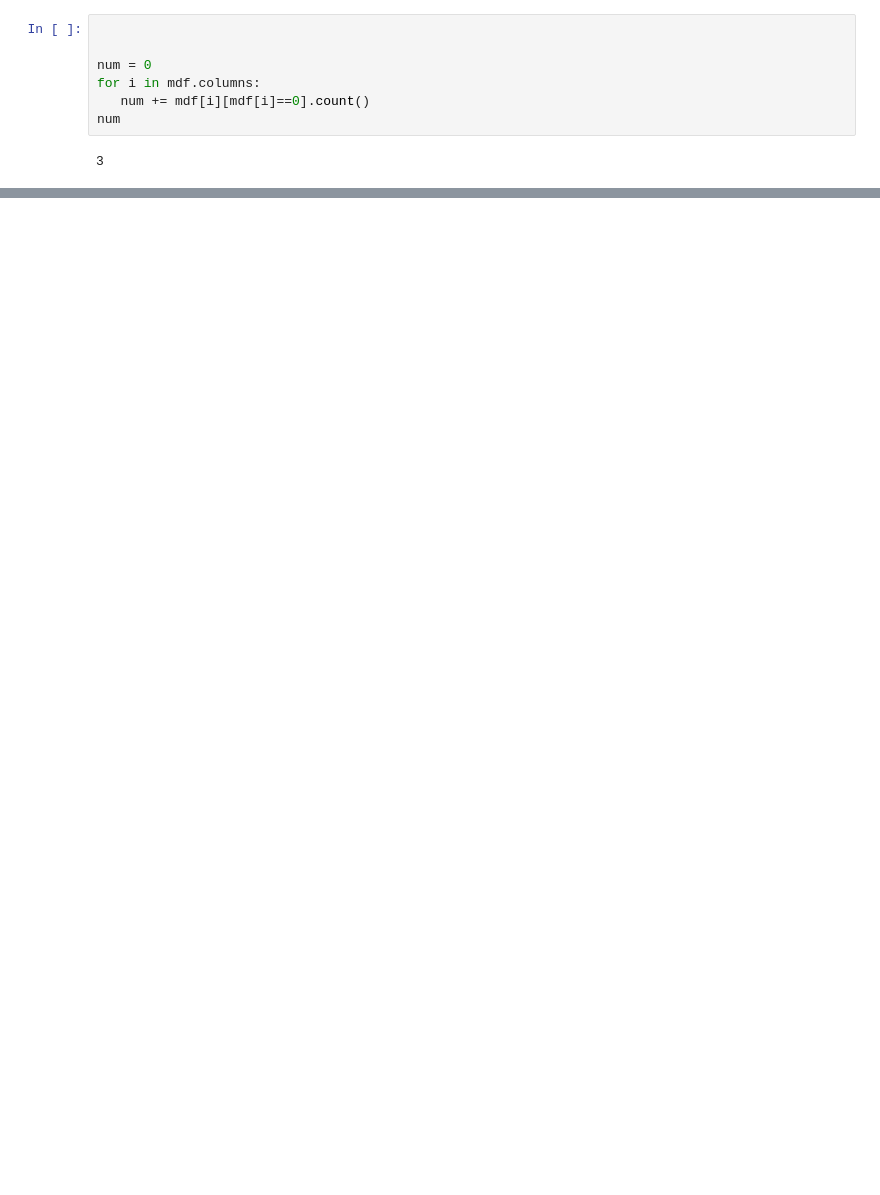
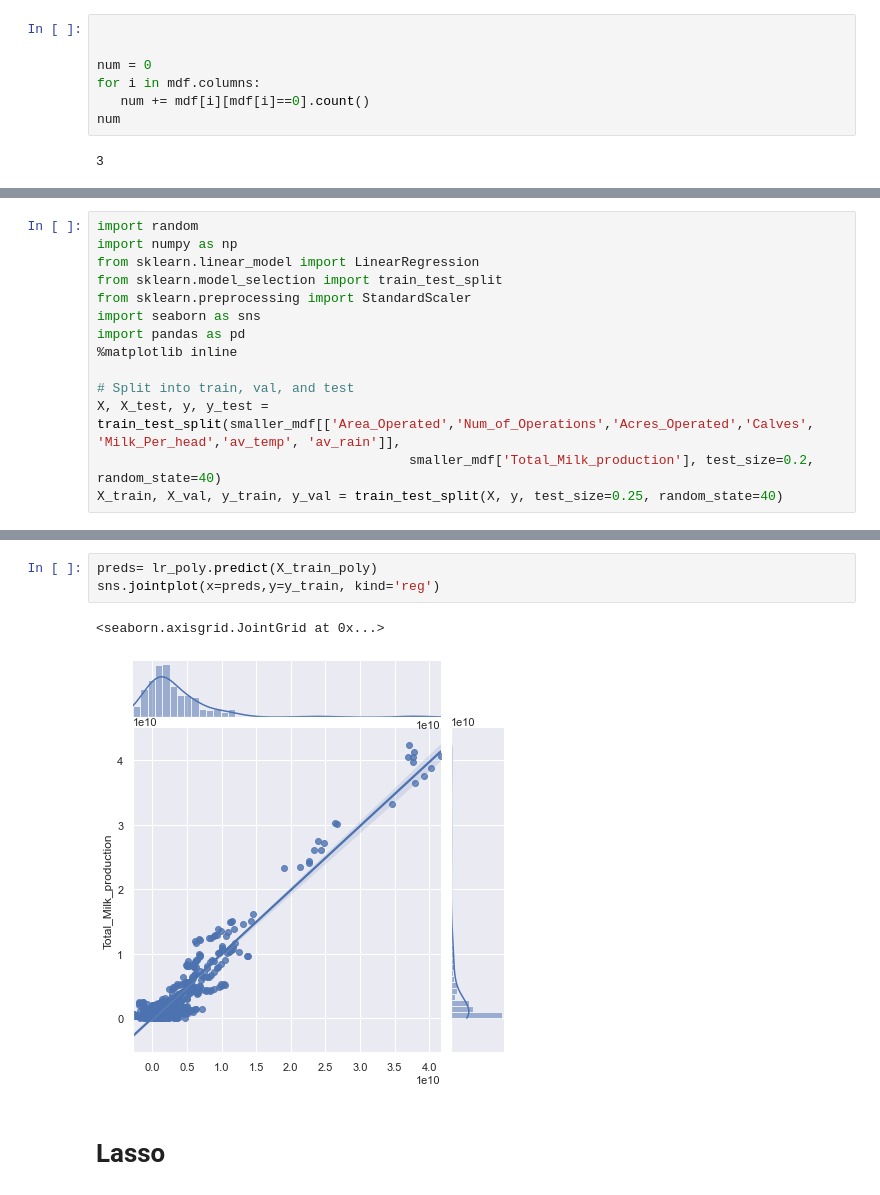
Before and after one commit to naifalzahrani/Regression_Project, a Jupyter notebook: MVP_Regression.ipynb, the cells around one changed output, grey strips where cells are left out. Saved outputs shown, nothing was run; the diff lists cells and outputs as text; blank space fills up the shorter version.

```diff
--- a/MVP_Regression.ipynb
+++ b/MVP_Regression.ipynb
@@ -160,0 +171,14 @@ sns.pairplot(mdf[:1000], plot_kws=dict(alpha=.1, edgecolor='none'))
+# %%
+import random
+import numpy as np
+from sklearn.linear_model import LinearRegression
+from sklearn.model_selection import train_test_split
+from sklearn.preprocessing import StandardScaler
+import seaborn as sns
+import pandas as pd
+%matplotlib inline
+
+# Split into train, val, and test
+X, X_test, y, y_test = train_test_split(smaller_mdf[['Area_Operated','Num_of_Operations','Acres_Operated','Calves', 'Milk_Per_head','av_temp', 'av_rain']],
+                                        smaller_mdf['Total_Milk_production'], test_size=0.2, random_state=40)
+X_train, X_val, y_train, y_val = train_test_split(X, y, test_size=0.25, random_state=40)
@@ -160,0 +231,8 @@ sns.pairplot(mdf[:1000], plot_kws=dict(alpha=.1, edgecolor='none'))
+# %%
+preds= lr_poly.predict(X_train_poly)
+sns.jointplot(x=preds,y=y_train, kind='reg')
+# %% [output]
+<seaborn.axisgrid.JointGrid at 0x...>
+[figure, added]
+# %% [markdown]
+# Lasso
```
Also changed, not shown: parts of 26 cells of this notebook, 9 other files.
